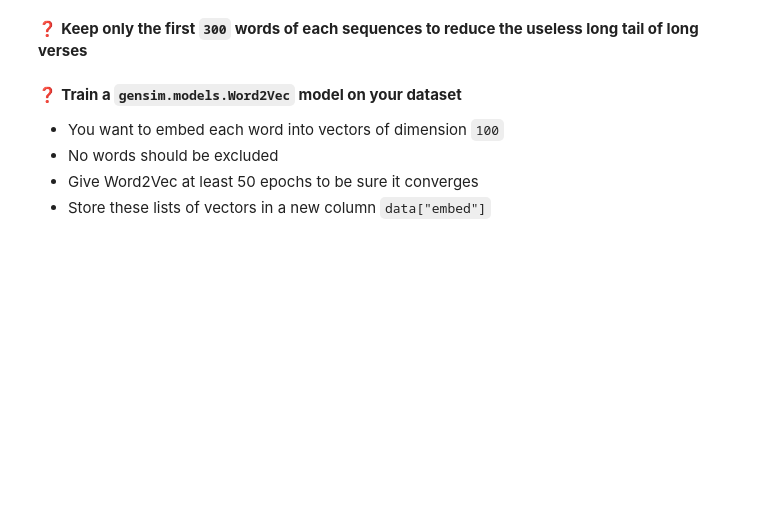
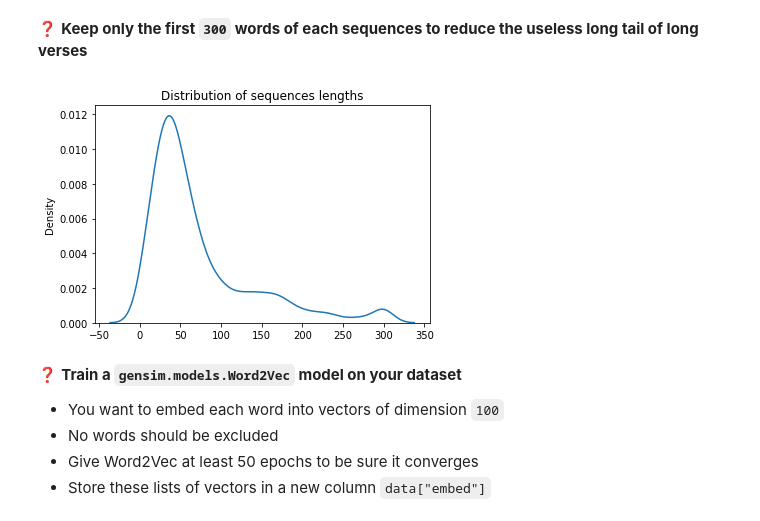
Before and after one commit to Alexey-Nick-Novikov/data-certification-exam, a Jupyter notebook: recurrent_neural_network/lyrics_detector.ipynb, the cells around one changed output. Drawn from its saved outputs; the diff is of its cells as text; code cells hidden in the pictures; blank space fills up the shorter version.

```diff
--- a/recurrent_neural_network/lyrics_detector.ipynb
+++ b/recurrent_neural_network/lyrics_detector.ipynb
@@ -146,3 +191,9 @@ We now need to think about embedding our sentences into numbers. We will be usin
+# %%
+# YOUR CODE HERE
+data.seq = data.seq.apply(lambda x: x[:300])
+plot_dist(data.seq)
+# %% [output]
+[figure, added]
 # %% [markdown]
 ❓ **Train a `gensim.models.Word2Vec` model on your dataset**
 - You want to embed each word into vectors of dimension `100`
```
Also changed, not shown: parts of 16 cells of this notebook, 1 other file.
